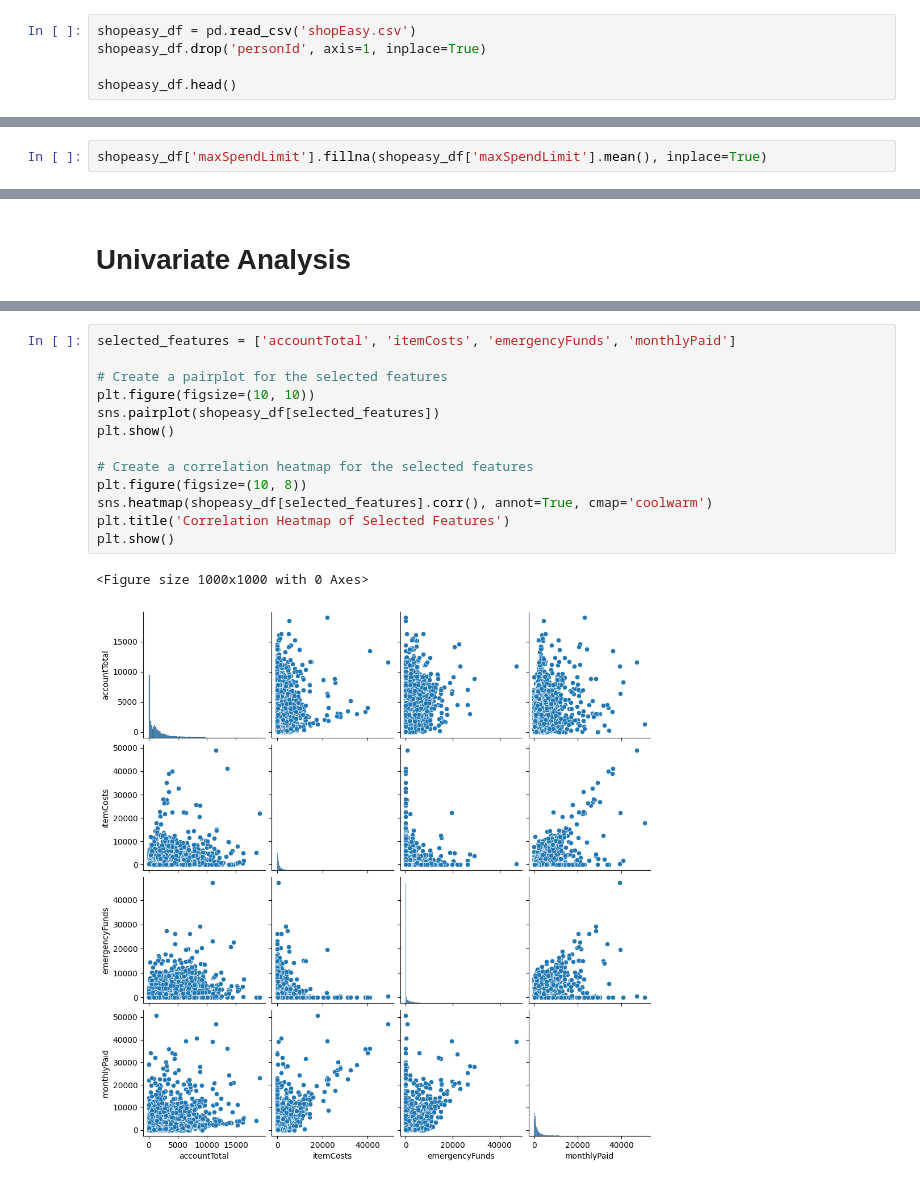
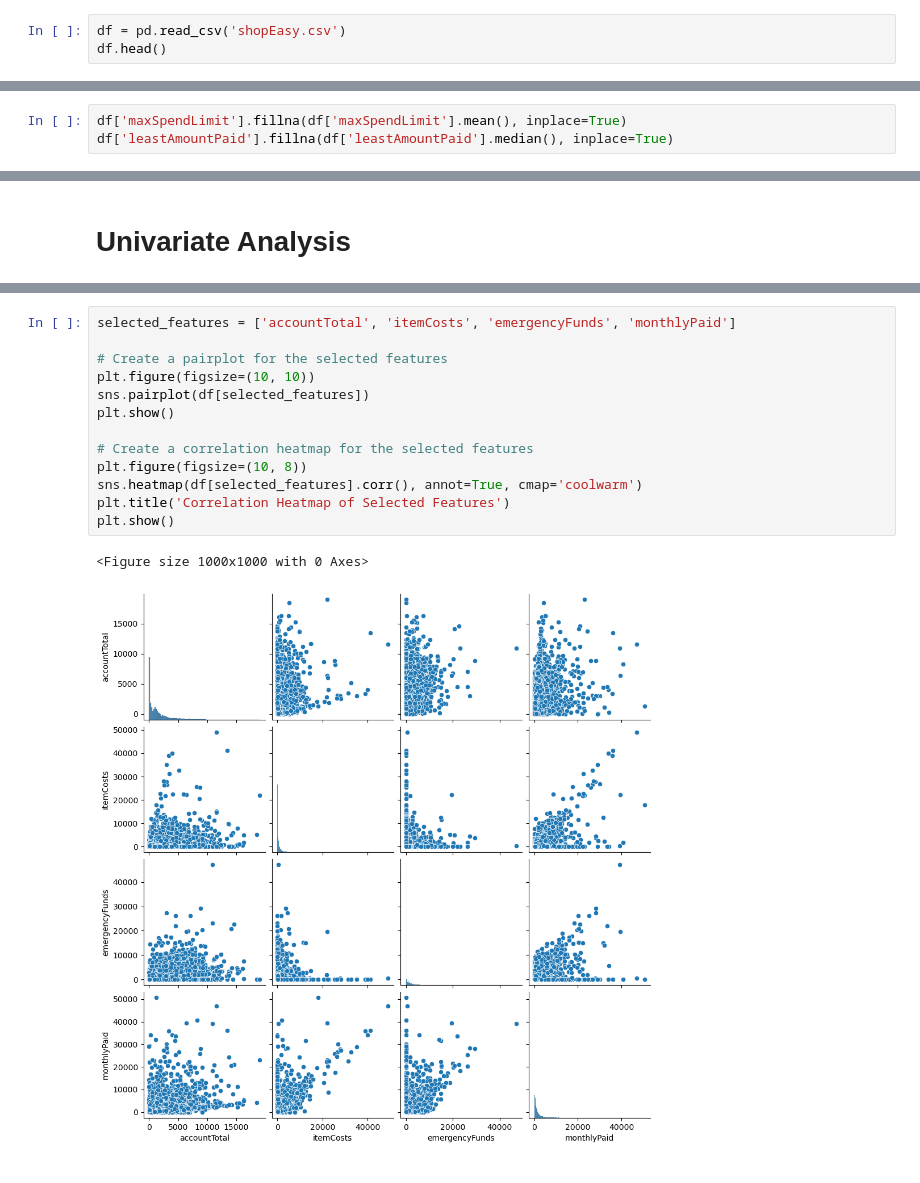
Before and after one commit to MattiaCervelli/AI-ML_project.shopEasy_283791, a Jupyter notebook: main.ipynb, the cells around one changed output, grey strips where cells are left out. Saved outputs shown, nothing was run; the diff lists cells and outputs as text.

```diff
--- a/main.ipynb
+++ b/main.ipynb
@@ -4,8 +4,6 @@ import numpy as np
 import matplotlib.pyplot as plt
 import seaborn as sns
 # %%
-shopeasy_df = pd.read_csv('shopEasy.csv')
-shopeasy_df.drop('personId', axis=1, inplace=True)
-
-shopeasy_df.head()
+df = pd.read_csv('shopEasy.csv')
+df.head()
 # %% [output]
@@ -38,4 +36,5 @@ accountType                   0
 webUsage                      0
 dtype: int64
 # %%
-shopeasy_df['maxSpendLimit'].fillna(shopeasy_df['maxSpendLimit'].mean(), inplace=True)
+df['maxSpendLimit'].fillna(df['maxSpendLimit'].mean(), inplace=True)
+df['leastAmountPaid'].fillna(df['leastAmountPaid'].median(), inplace=True)
@@ -144,19 +93,19 @@ plt.show()
 # %%
 selected_features = ['accountTotal', 'itemCosts', 'emergencyFunds', 'monthlyPaid']
 
 # Create a pairplot for the selected features
 plt.figure(figsize=(10, 10))
-sns.pairplot(shopeasy_df[selected_features])
+sns.pairplot(df[selected_features])
 plt.show()
 
 # Create a correlation heatmap for the selected features
 plt.figure(figsize=(10, 8))
-sns.heatmap(shopeasy_df[selected_features].corr(), annot=True, cmap='coolwarm')
+sns.heatmap(df[selected_features].corr(), annot=True, cmap='coolwarm')
 plt.title('Correlation Heatmap of Selected Features')
 plt.show()
 # %% [output]
 <Figure size 1000x1000 with 0 Axes>
-[figure, old version]
+[figure, new version]
 [figure]
 # %%
 # Explore relationships between variables
```
Also changed, not shown: parts of 10 cells of this notebook.
